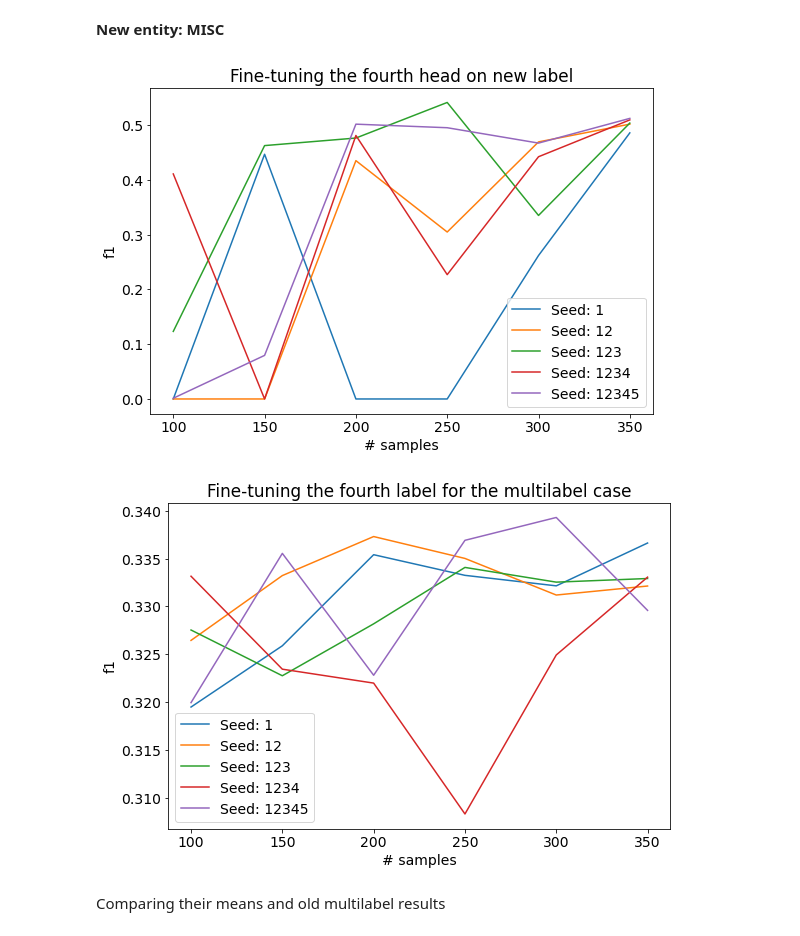
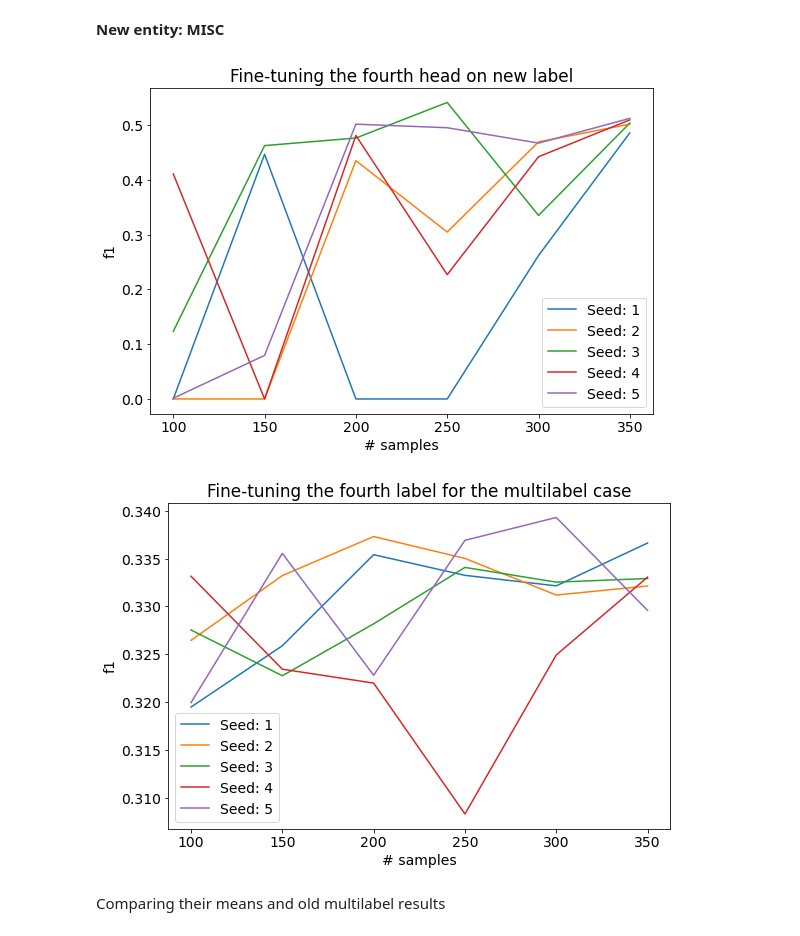
Before and after one commit to DChulok/I-want-to-learn-NLP, a Jupyter notebook: CoNLL-model/Fine-tune-4th-head.ipynb, the cells around one changed output. Saved outputs shown, nothing was run; the diff lists cells and outputs as text; code cells hidden in the pictures.

```diff
--- a/CoNLL-model/Fine-tune-4th-head.ipynb
+++ b/CoNLL-model/Fine-tune-4th-head.ipynb
@@ -87,25 +87,25 @@ __New entity: MISC__
 # %%
 df_bebic = create_df_from_bebic_results(PATH_TO_BEBIC_RESULTS, 0, 'MISC')
 # %%
-for seed in [1, 12, 123, 1234, 12345]:
-    plt.plot(df_bebic.index, df_bebic[str(seed)], label=f'Seed: {seed}')
+for i, seed in enumerate([1, 12, 123, 1234, 12345]):
+    plt.plot(df_bebic.index, df_bebic[str(seed)], label=f'Seed: {i+1}')
 plt.ylabel("f1")
 plt.xlabel("# samples")
 plt.title("Fine-tuning the fourth head on new label")
 _ = plt.legend()
 # %% [output]
-[figure, old version]
+[figure, new version]
 # %%
 df_beboc = create_df_from_beboc_results(PATH_TO_BEBOC_RESULTS, 'MISC')
 # %%
-for seed in [1, 12, 123, 1234, 12345]:
-    plt.plot(df_beboc.index, df_beboc[seed], label=f'Seed: {seed}')
+for i, seed in enumerate([1, 12, 123, 1234, 12345]):
+    plt.plot(df_beboc.index, df_beboc[seed], label=f'Seed: {i+1}')
 plt.ylabel("f1")
 plt.xlabel("# samples")
 plt.title("Fine-tuning the fourth label for the multilabel case")
 _ = plt.legend()
 # %% [output]
-[figure, old version]
+[figure, new version]
 # %% [markdown]
 Comparing their means and old multilabel results
 # %%
```
Also changed, not shown: parts of 16 cells of this notebook, 4 other files.
